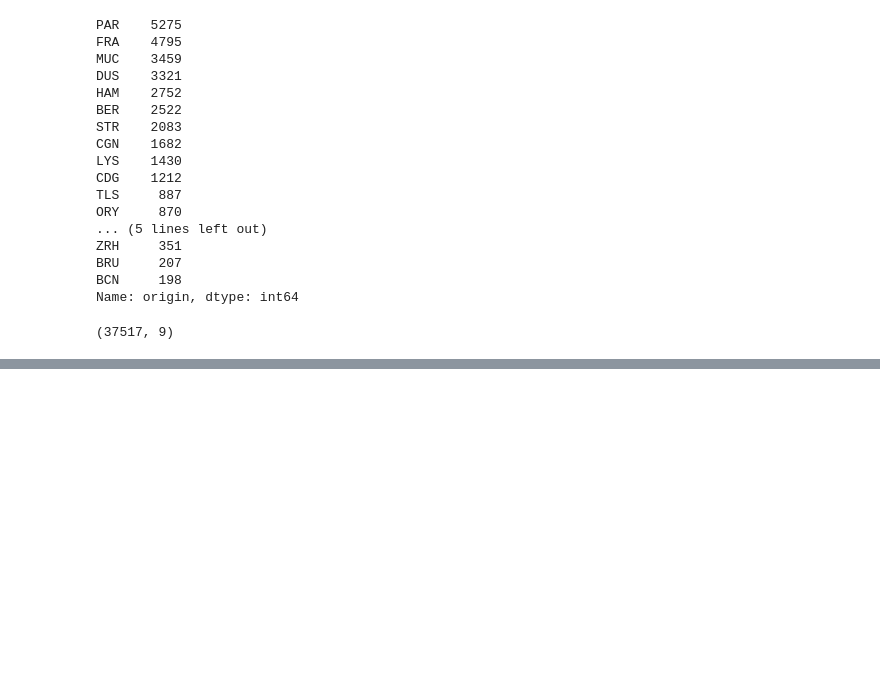
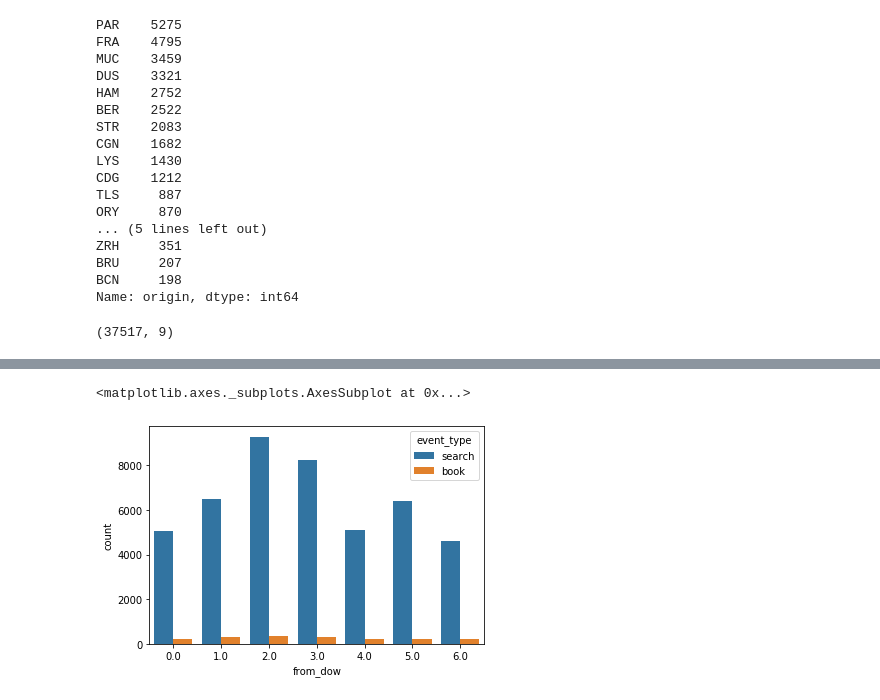
Before and after one commit to giallo41/book_destination, a Jupyter notebook: eda.ipynb, the cells around one changed output, grey strips where cells are left out. Saved outputs shown, nothing was run; the diff lists cells and outputs as text; code cells hidden in the pictures; blank space fills up the shorter version.

```diff
--- a/eda.ipynb
+++ b/eda.ipynb
@@ -247,0 +442,5 @@ searched_origin.head(2)
+# %%
+# Add Travel duration
+df_event_sorted['tr_duration'] = (df_event_sorted['date_to'] - df_event_sorted['date_from'] )/np.timedelta64(1,'D')
+#df_event_sorted['tr_duration'] = df_event_sorted['tr_duration'].astype('int')
+df_event_sorted.head(10)
@@ -247,0 +485,7 @@ searched_origin.head(2)
+# %%
+# Add day of week of user activities
+#  It is assumed the week starts on Monday, which is denoted by 0 and ends on Sunday which is denoted by 6
+df_event_sorted['ts_dow'] = df_event_sorted['ts'].dt.dayofweek
+# %%
+df_event_sorted['from_dow'] = df_event_sorted['date_from'].dt.dayofweek
+df_event_sorted['to_dow'] = df_event_sorted['date_to'].dt.dayofweek
@@ -247,0 +530,5 @@ searched_origin.head(2)
+# %%
+sns.countplot(x='from_dow', hue='event_type', data=df_event_sorted)
+# %% [output]
+<matplotlib.axes._subplots.AxesSubplot at 0x...>
+[figure, added]
```
Also changed, not shown: parts of 33 cells of this notebook.
